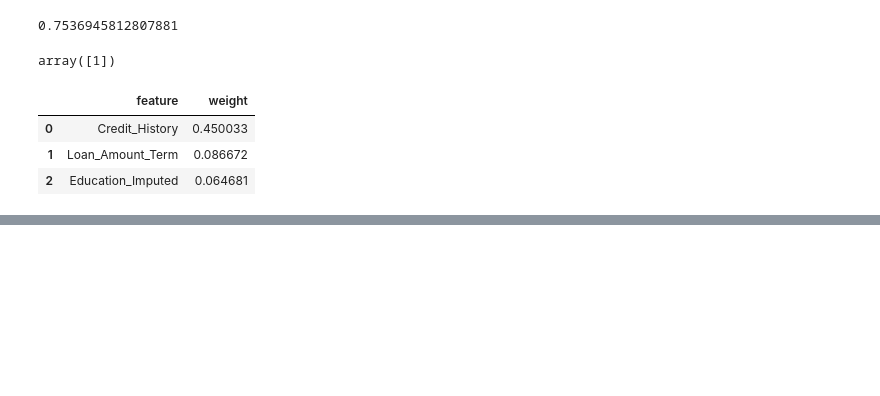
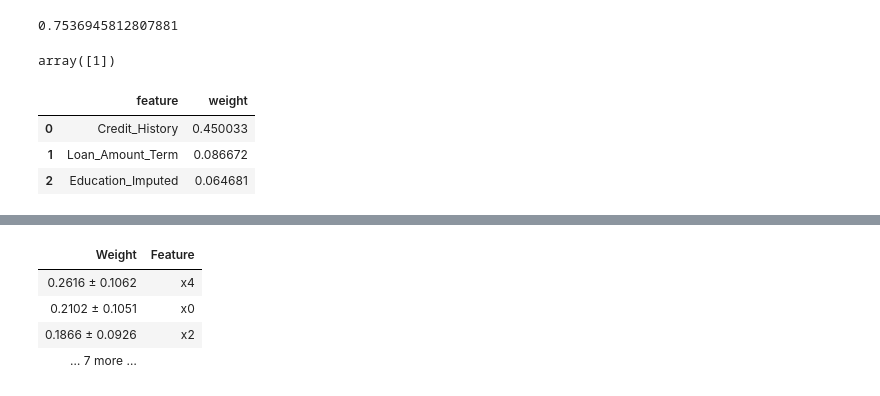
Before and after one commit to Jkfyr/Tin200, a Jupyter notebook: Untitled.ipynb, the cells around one changed output, grey strips where cells are left out. Drawn from its saved outputs; the diff is of its cells as text; code cells hidden in the pictures; blank space fills up the shorter version.

```diff
--- a/Untitled.ipynb
+++ b/Untitled.ipynb
@@ -200,0 +201,4 @@ TypeError: explain_prediction_tree_classifier() missing 1 required positional ar
+# %%
+rfc = RandomForestClassifier()
+rfc.fit(X_train, y_train)
+forest_pred =rfc.predict(X_test)
@@ -200,0 +233,8 @@ TypeError: explain_prediction_tree_classifier() missing 1 required positional ar
+# %%
+show_weights(rfc, targets=[0,1], target_names=["yes", "no"], top=3)
+# %% [output]
+| Weight | Feature |
+| 0.2616 ± 0.1062 | x4 |
+| 0.2102 ± 0.1051 | x0 |
+| 0.1866 ± 0.0926 | x2 |
+| … 7 more … |  |
```
Also changed, not shown: parts of 7 cells of this notebook, 2 other files.
